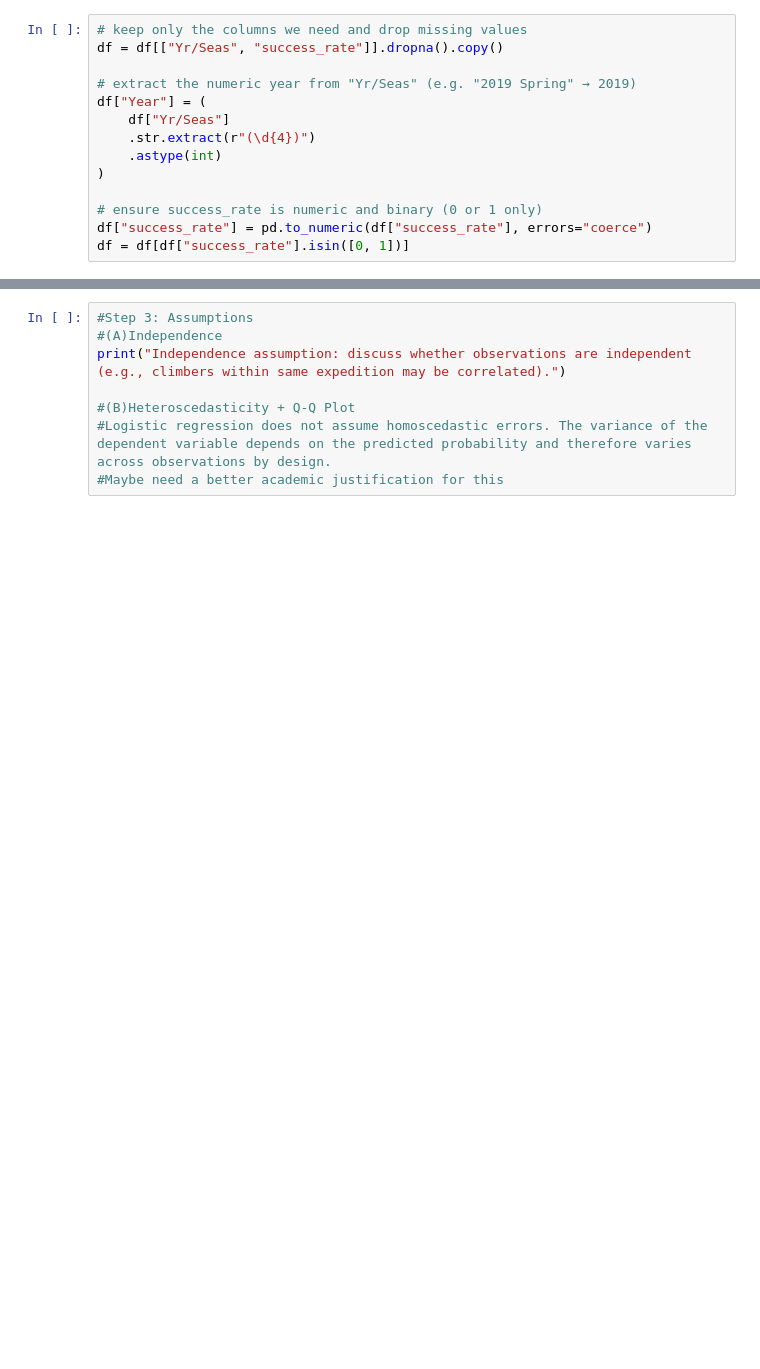
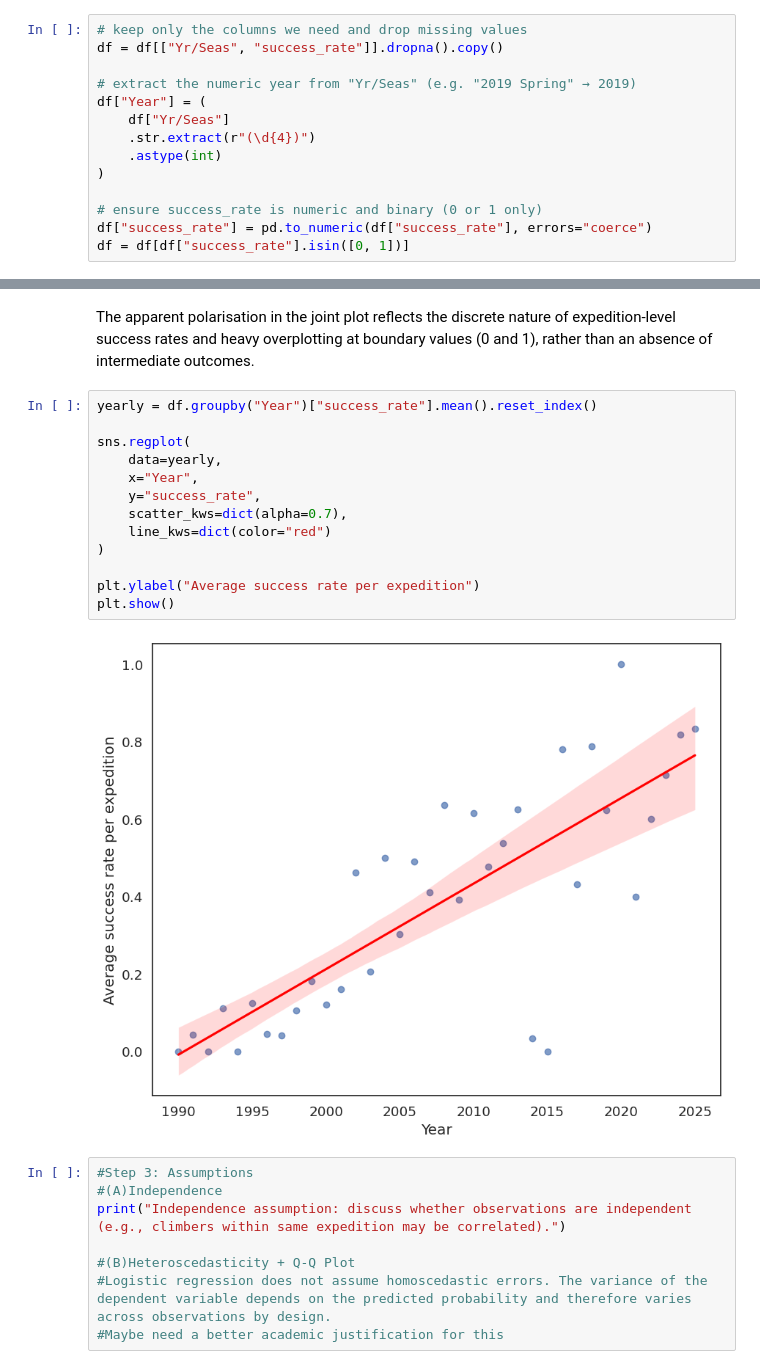
Before and after one commit to snig-17/QM-GRUNGE, a Jupyter notebook: year_season.ipynb, the cells around one changed output, grey strips where cells are left out. Drawn from its saved outputs; the diff is of its cells as text; blank space fills up the shorter version.

```diff
--- a/year_season.ipynb
+++ b/year_season.ipynb
@@ -111,3 +140,20 @@ Text(51.875, 0.5, 'Success Rate')
+# %% [markdown]
+The apparent polarisation in the joint plot reflects the discrete nature of expedition-level success rates and heavy overplotting at boundary values (0 and 1), rather than an absence of intermediate outcomes.
+# %%
+yearly = df.groupby("Year")["success_rate"].mean().reset_index()
+
+sns.regplot(
+    data=yearly,
+    x="Year",
+    y="success_rate",
+    scatter_kws=dict(alpha=0.7),
+    line_kws=dict(color="red")
+)
+
+plt.ylabel("Average success rate per expedition")
+plt.show()
+# %% [output]
+[figure, added]
 # %%
 #Step 3: Assumptions
 #(A)Independence
```
Also changed, not shown: parts of 18 cells of this notebook.
